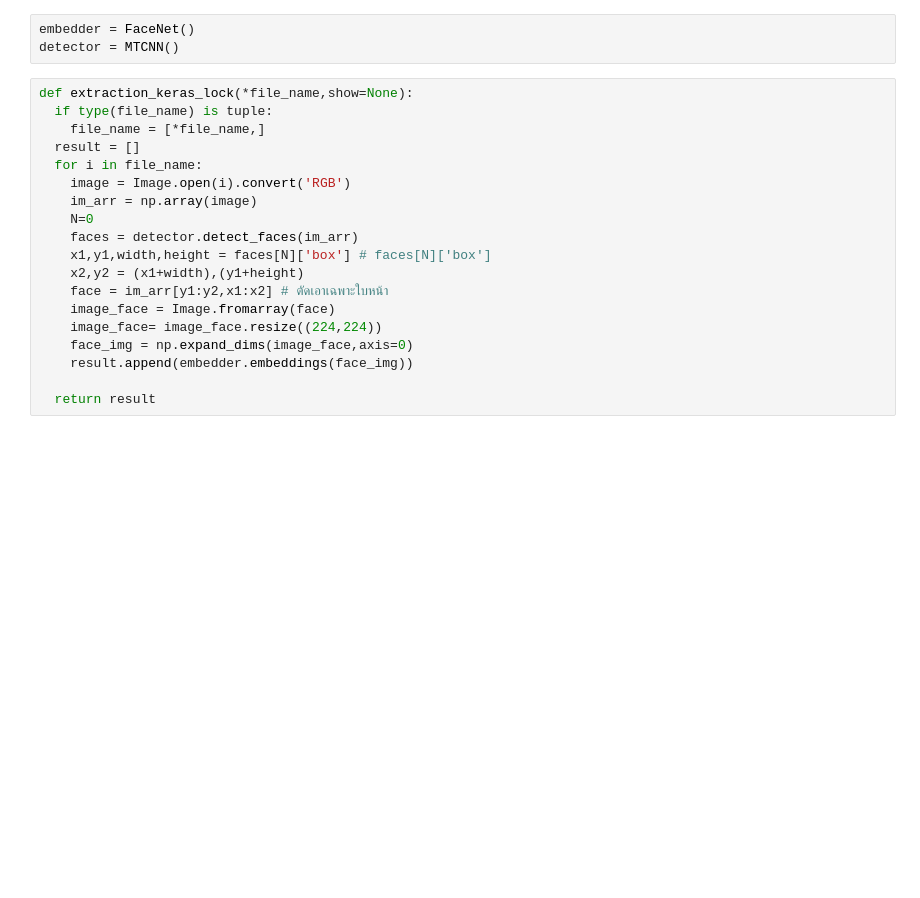
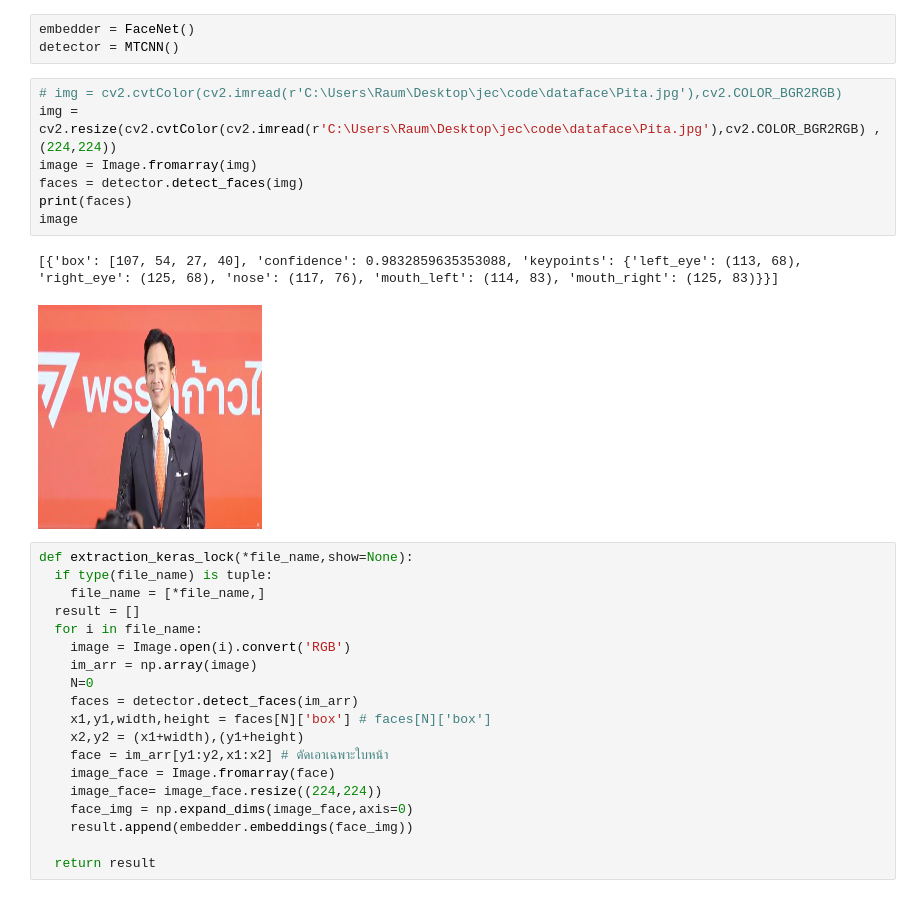
Before and after one commit to Raum27/Project_blur, a Jupyter notebook: test_tourial/face_detect_video.ipynb, the cells around one changed output. Cells and saved outputs as stored; diff of their text form; blank space fills up the shorter version.

```diff
--- a/test_tourial/face_detect_video.ipynb
+++ b/test_tourial/face_detect_video.ipynb
@@ -35,6 +38,16 @@ a.shape
 # %%
 embedder = FaceNet()
 detector = MTCNN()
+# %%
+# img = cv2.cvtColor(cv2.imread(r'C:\Users\Raum\Desktop\jec\code\dataface\Pita.jpg'),cv2.COLOR_BGR2RGB)
+img = cv2.resize(cv2.cvtColor(cv2.imread(r'C:\Users\Raum\Desktop\jec\code\dataface\Pita.jpg'),cv2.COLOR_BGR2RGB) ,(224,224))
+image = Image.fromarray(img)
+faces = detector.detect_faces(img)
+print(faces)
+image
+# %% [output]
+[{'box': [107, 54, 27, 40], 'confidence': 0.9832859635353088, 'keypoints': {'left_eye': (113, 68), 'right_eye': (125, 68), 'nose': (117, 76), 'mouth_left': (114, 83), 'mouth_right': (125, 83)}}]
+[figure, added]
 # %%
 def extraction_keras_lock(*file_name,show=None):
   if type(file_name) is tuple:
```
Also changed, not shown: parts of 24 cells of this notebook, 4 other files.
